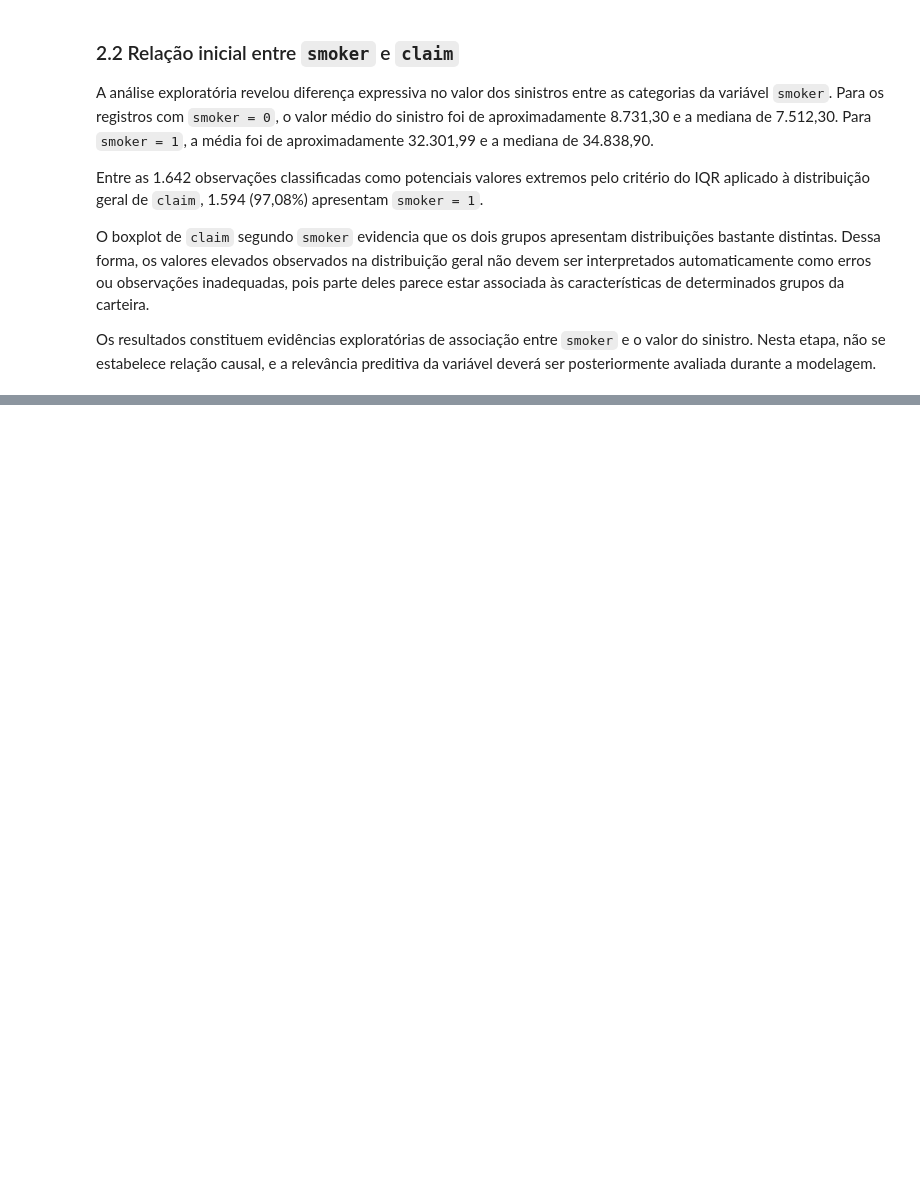
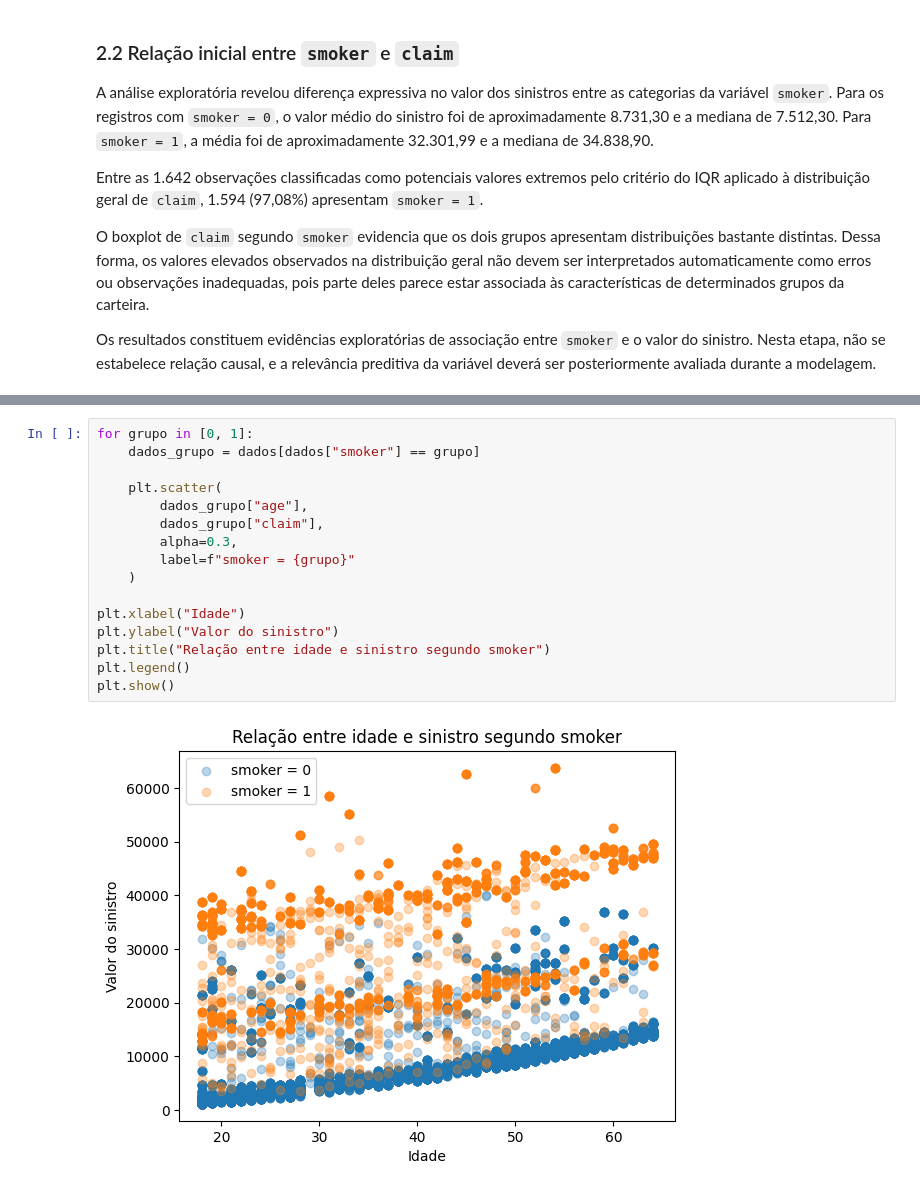
Before and after one commit to DalpesCS50/trab_estagio4_health-insurance-claims-prediction, a Jupyter notebook: notebooks/01_exploracao_inicial_health_insurance.ipynb, the cells around one changed output, grey strips where cells are left out. Cells and saved outputs as stored; diff of their text form; blank space fills up the shorter version.

```diff
--- a/notebooks/01_exploracao_inicial_health_insurance.ipynb
+++ b/notebooks/01_exploracao_inicial_health_insurance.ipynb
@@ -480,0 +505,18 @@ Os resultados constituem evidências exploratórias de associação entre `smoke
+# %%
+for grupo in [0, 1]:
+    dados_grupo = dados[dados["smoker"] == grupo]
+
+    plt.scatter(
+        dados_grupo["age"],
+        dados_grupo["claim"],
+        alpha=0.3,
+        label=f"smoker = {grupo}"
+    )
+
+plt.xlabel("Idade")
+plt.ylabel("Valor do sinistro")
+plt.title("Relação entre idade e sinistro segundo smoker")
+plt.legend()
+plt.show()
+# %% [output]
+[figure, added]
```
Also changed, not shown: parts of 47 cells of this notebook.
